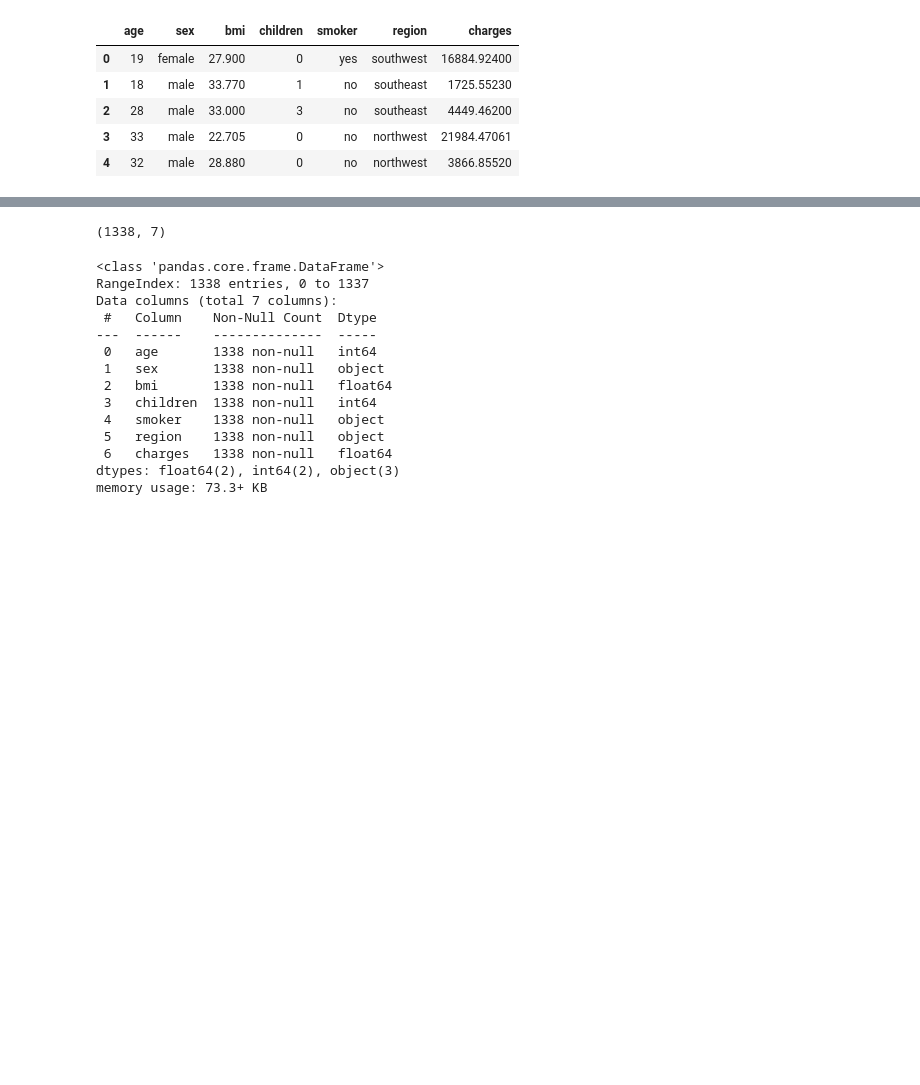
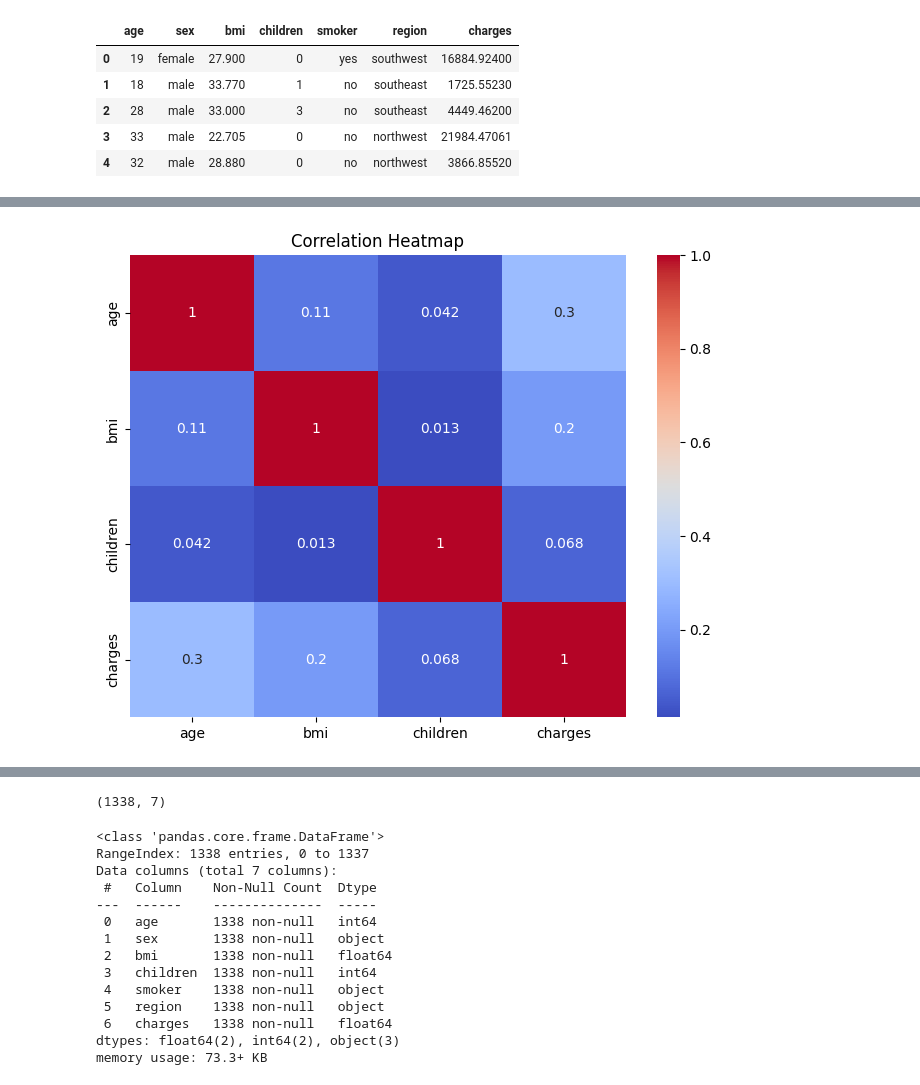
Before and after one commit to pranjalaa2702/Medical_Costs, a Jupyter notebook: Medical_Insurance_Costs.ipynb, the cells around one changed output, grey strips where cells are left out. Drawn from its saved outputs; the diff is of its cells as text; code cells hidden in the pictures; blank space fills up the shorter version.

```diff
--- a/Medical_Insurance_Costs.ipynb
+++ b/Medical_Insurance_Costs.ipynb
@@ -28,0 +49,7 @@ insurance.head()
+# %%
+plt.figure(figsize=(8, 6))
+sns.heatmap(insurance.corr(numeric_only=True), annot=True, cmap='coolwarm')
+plt.title('Correlation Heatmap')
+plt.show()
+# %% [output]
+[figure, added]
```
Also changed, not shown: parts of 28 cells of this notebook.
